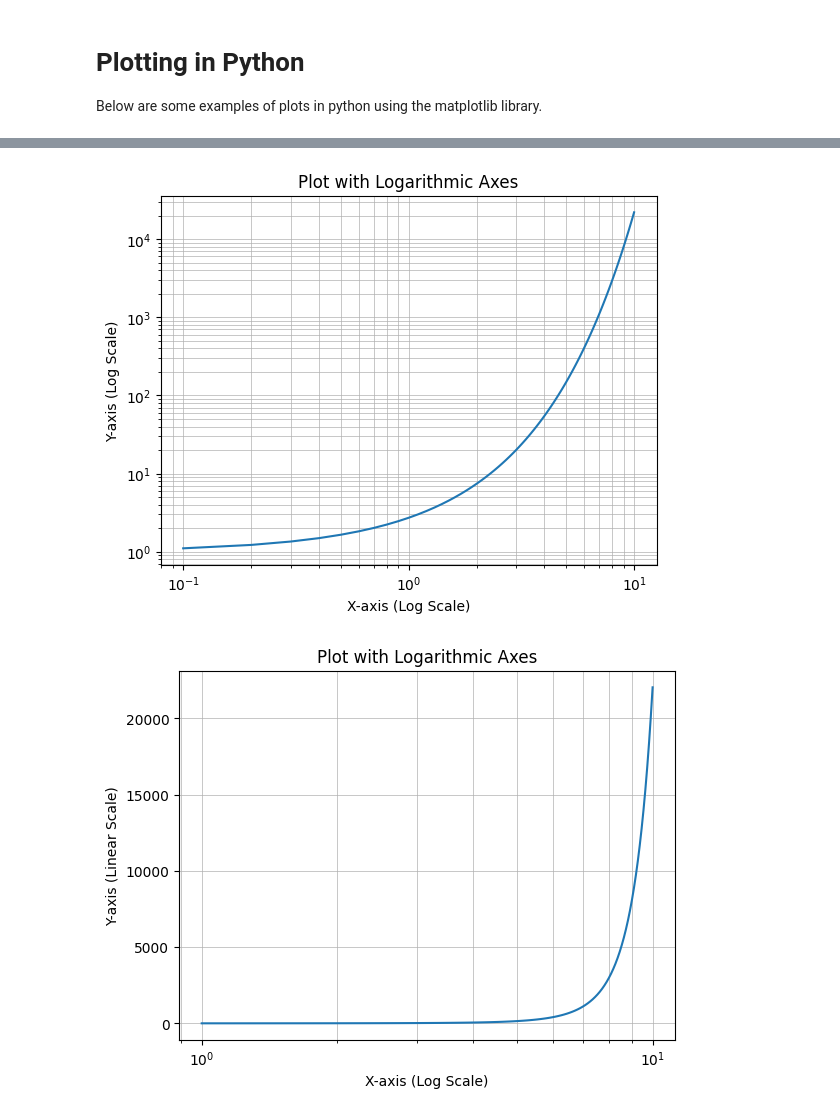
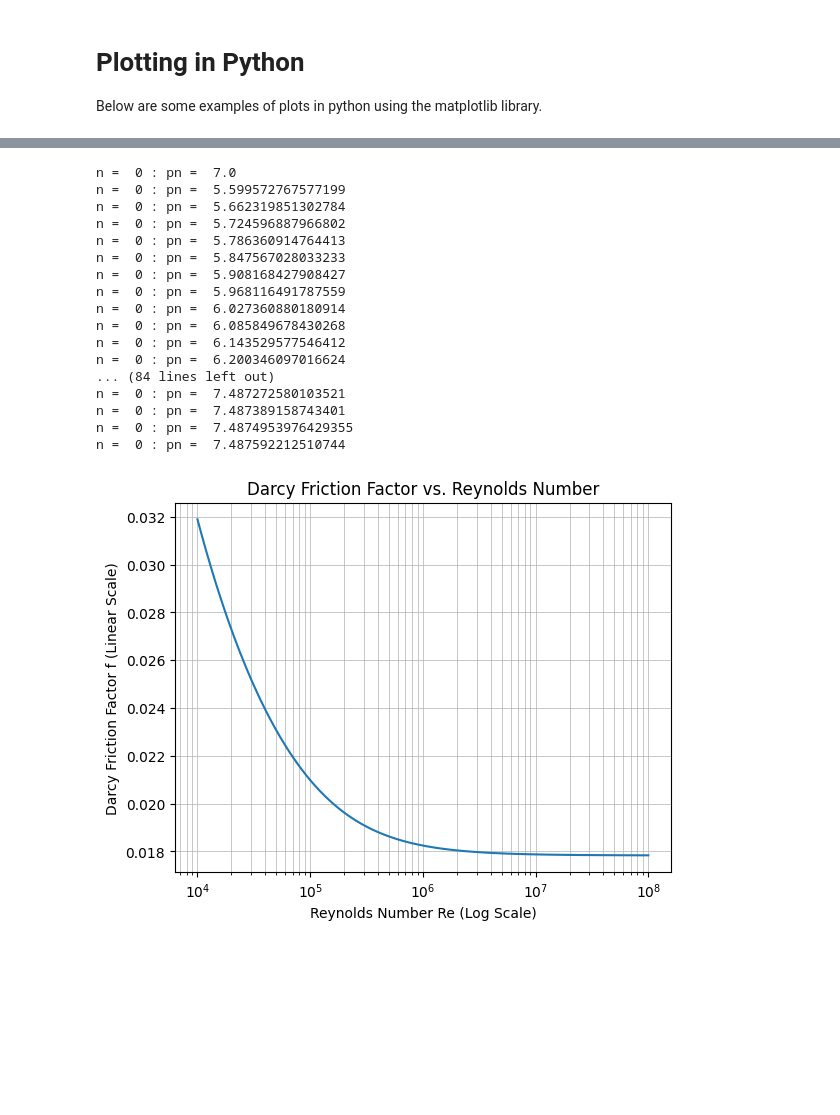
Before and after one commit to anuroopsaini193/cmpsc455, a Jupyter notebook: HW1_Python_Plotting.ipynb, the cells around one changed output, grey strips where cells are left out. Drawn from its saved outputs; the diff is of its cells as text; code cells hidden in the pictures; blank space fills up the shorter version.

```diff
--- a/HW1_Python_Plotting.ipynb
+++ b/HW1_Python_Plotting.ipynb
@@ -289,0 +40,15 @@ plt.show()
+# %%
+D = 0.3          # Pipe diameter (m)
+epsilon = 0.0002 # Roughness height (m)
+k_steps = 6      # # Number of iterations per solution
+Re_single = 10**5
+x0 = 7.0
+
+x_history = newton(x0, k_steps, D, epsilon, Re_single)
+f_history = 1.0 / (x_history**2)
+
+print("--- Part (i) Convergence ---")
+for step, f_val in enumerate(f_history):
+    print(f"Iteration {step}: f = {f_val:.7f}")
+
+print(f"\nFinal Darcy number f for Re = 10^5: {f_history[-1]:.6f}")
@@ -290,28 +67,42 @@ plt.show()
 # %%
-x = np.linspace(0.1, 10, 100)
-y = np.exp(x) # Example data showing exponential growth
+# Generate Reynolds numbers between 10^4 and 10^8 on a log scale
+Re_vals = np.logspace(4, 8, 100)
+f_vals = []
+
+# Loop through Reynolds numbers and run Newton's method for each
+for Re in Re_vals:
+    x_sol = newton(x0, k_steps, D, epsilon, Re)[-1]
+    f_vals.append(1.0 / (x_sol**2))
+    x0 = x_sol
+
+
+x = Re_vals
+y = f_vals
 
 plt.plot(x, y)
 plt.xscale('log') # Set x-axis to logarithmic scale
-plt.yscale('log') # Set y-axis to logarithmic scale
-plt.title('Plot with Logarithmic Axes')
-plt.xlabel('X-axis (Log Scale)')
-plt.ylabel('Y-axis (Log Scale)')
+# plt.yscale('log') # y-axis remains linear
+plt.title('Darcy Friction Factor vs. Reynolds Number')
+plt.xlabel('Reynolds Number Re (Log Scale)')
+plt.ylabel('Darcy Friction Factor f (Linear Scale)')
 plt.grid(True, which="both", ls="-", lw=0.5) # Add grid for better visualization
 plt.show()
 # %% [output]
+n =  0 : pn =  7.0
+n =  0 : pn =  5.599572767577199
+n =  0 : pn =  5.662319851302784
+n =  0 : pn =  5.724596887966802
+n =  0 : pn =  5.786360914764413
+n =  0 : pn =  5.847567028033233
+n =  0 : pn =  5.908168427908427
+n =  0 : pn =  5.968116491787559
+n =  0 : pn =  6.027360880180914
+n =  0 : pn =  6.085849678430268
+n =  0 : pn =  6.143529577546412
+n =  0 : pn =  6.200346097016624
+... (84 lines left out)
+n =  0 : pn =  7.487272580103521
+n =  0 : pn =  7.487389158743401
+n =  0 : pn =  7.4874953976429355
+n =  0 : pn =  7.487592212510744
-[figure, old version]
+[figure, new version]
-# %%
-x = np.linspace(1,10,100)
-y = np.exp(x) # Example data showing exponential growth
-
-plt.plot(x, y)
-plt.xscale('log') # Set x-axis to logarithmic scale
-#plt.yscale('log') # Set y-axis to logarithmic scale
-plt.title('Plot with Logarithmic Axes')
-plt.xlabel('X-axis (Log Scale)')
-plt.ylabel('Y-axis (Linear Scale)')
-plt.grid(True, which="both", ls="-", lw=0.5) # Add grid for better visualization
-plt.show()
-# %% [output]
-[figure, removed]
```
Also changed, not shown: parts of 23 cells of this notebook.
